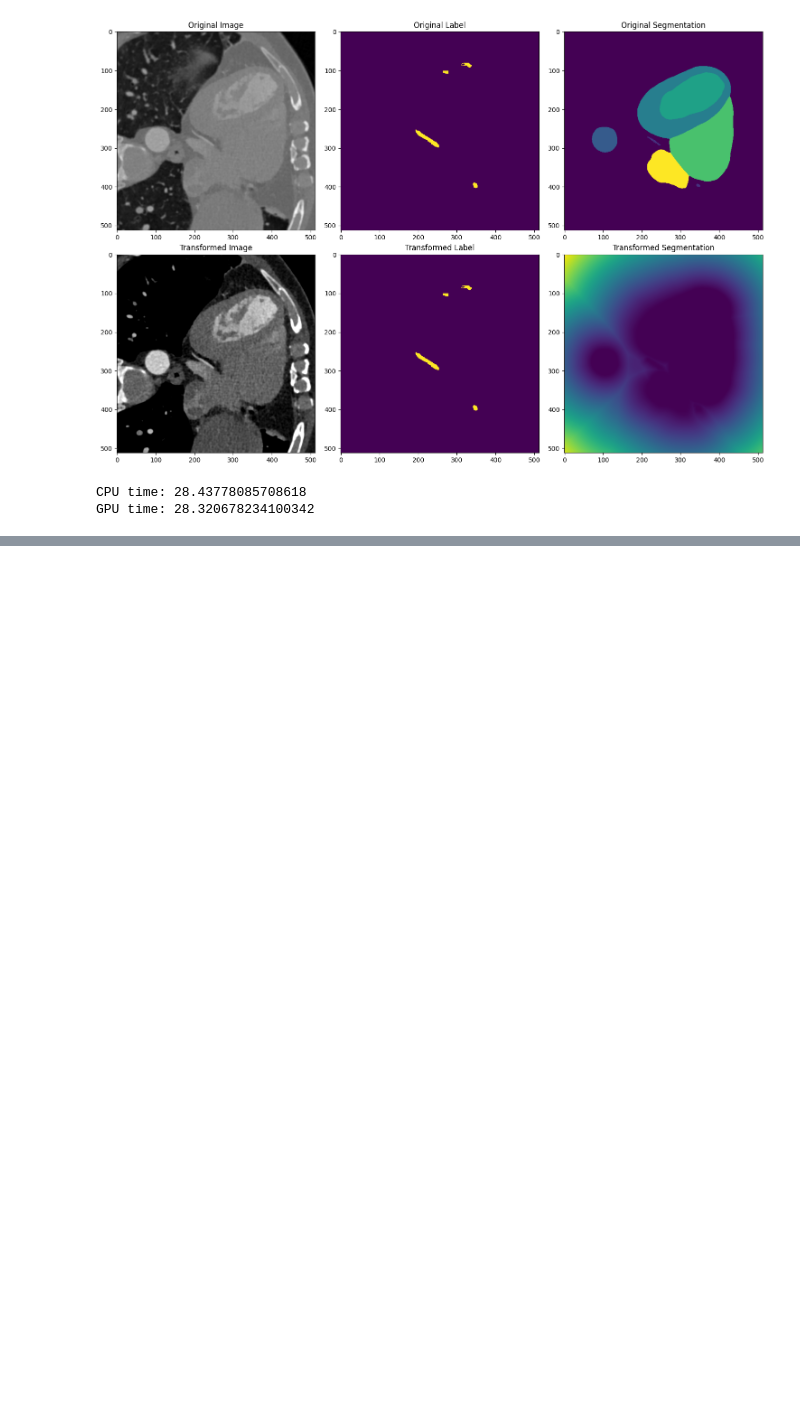
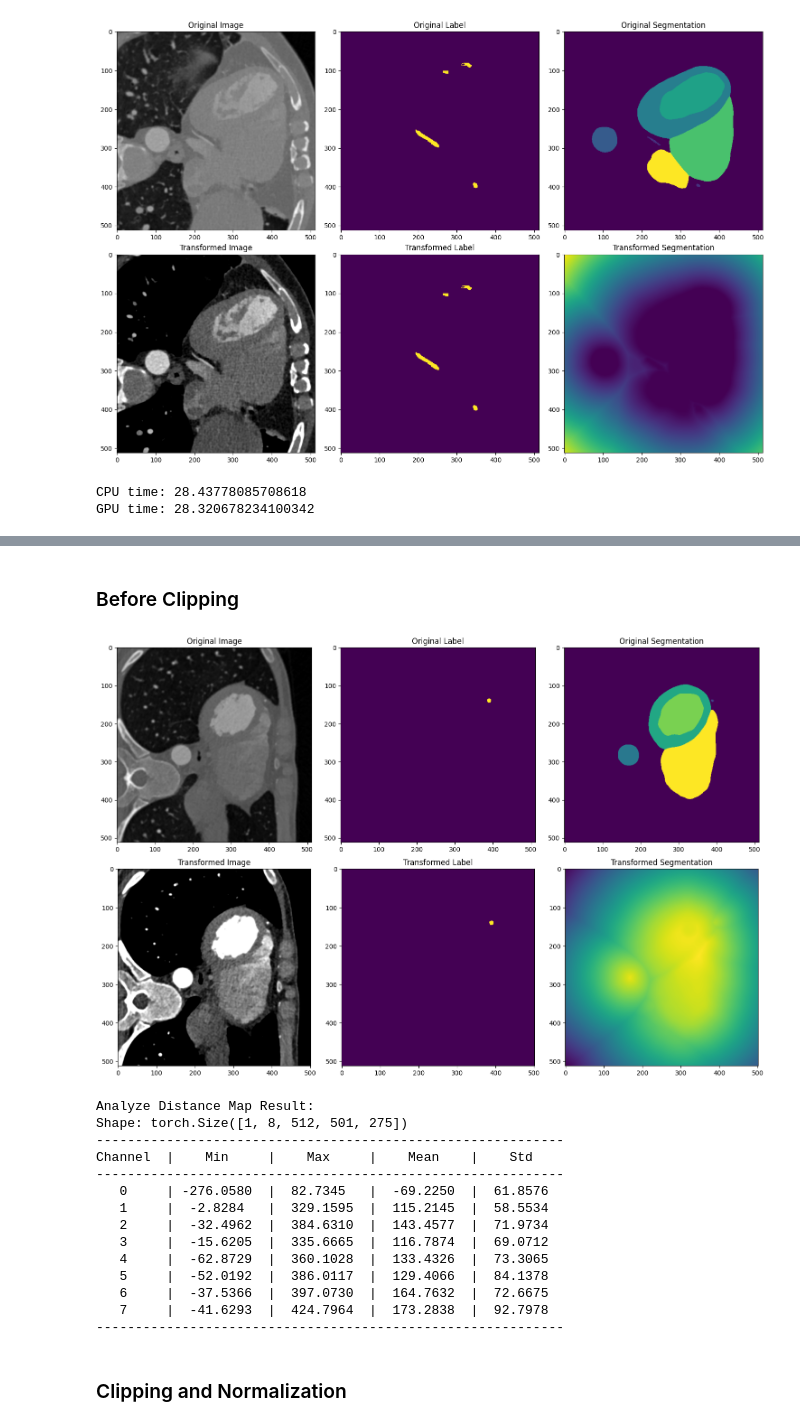
Before and after one commit to seoooa/coronary-artery, a Jupyter notebook: nbs/imageCAS.ipynb, the cells around one changed output, grey strips where cells are left out. Cells and saved outputs as stored; diff of their text form; code cells hidden in the pictures; blank space fills up the shorter version.

Commit message:
Add Distance Clipping and Normalization to proposed dataloader

```diff
--- a/nbs/imageCAS.ipynb
+++ b/nbs/imageCAS.ipynb
@@ -1256,0 +1250,5 @@ GPU time: 28.320678234100342
+# %%
+use_distance_map = True
+random.seed(42)
+# %% [markdown]
+### Before Clipping
@@ -1256,0 +1273,32 @@ GPU time: 28.320678234100342
+# %%
+def create_distance_map(binary_mask):
+    distance_maps = []
+
+    for c in range(binary_mask.shape[0]):  # each channel
+        channel_mask = binary_mask[c].numpy()  # [H, W, D]
+
+        # convert to SimpleITK image
+        sitk_mask = sitk.GetImageFromArray(channel_mask)
+        sitk_mask = sitk.Cast(sitk_mask, sitk.sitkUInt8)
+
+        # create distance map
+        distance_map = sitk.SignedMaurerDistanceMap(
+            sitk_mask,
+            insideIsPositive=False,  # heart outside is positive
+            squaredDistance=False,
+            useImageSpacing=True     # physical distance (mm)
+        )
+
+        # convert to tensor
+        distance_map_array = sitk.GetArrayFromImage(distance_map)
+        distance_maps.append(torch.from_numpy(distance_map_array))
+
+    return torch.stack(distance_maps)
+
+def ConvertDistanceMap(data):
+    seg = data["seg"]  # [C, H, W, D] one-hot encoded segmentation
+
+    distance_map = create_distance_map(seg)
+
+    data["seg"] = distance_map
+    return data
@@ -1256,0 +1436,25 @@ GPU time: 28.320678234100342
+# %%
+case_dir = "data/imageCAS/test/790"
+image_path = os.path.join(case_dir, "img.nii.gz")
+label_path = os.path.join(case_dir, "label.nii.gz")
+seg_path = os.path.join(case_dir, "heart_combined.nii.gz")
+
+visualize_transforms(image_path, label_path, seg_path, slice_idx=80, transform=val_transforms)
+# %% [output]
+[figure, added]
+Analyze Distance Map Result:
+Shape: torch.Size([1, 8, 512, 501, 275])
+------------------------------------------------------------
+Channel  |    Min     |    Max     |    Mean    |    Std
+------------------------------------------------------------
+   0     | -276.0580  |  82.7345   |  -69.2250  |  61.8576
+   1     |  -2.8284   |  329.1595  |  115.2145  |  58.5534
+   2     |  -32.4962  |  384.6310  |  143.4577  |  71.9734
+   3     |  -15.6205  |  335.6665  |  116.7874  |  69.0712
+   4     |  -62.8729  |  360.1028  |  133.4326  |  73.3065
+   5     |  -52.0192  |  386.0117  |  129.4066  |  84.1378
+   6     |  -37.5366  |  397.0730  |  164.7632  |  72.6675
+   7     |  -41.6293  |  424.7964  |  173.2838  |  92.7978
+------------------------------------------------------------
+# %% [markdown]
+### Clipping and Normalization
```
Also changed, not shown: parts of 11 cells of this notebook, 1 other file.
